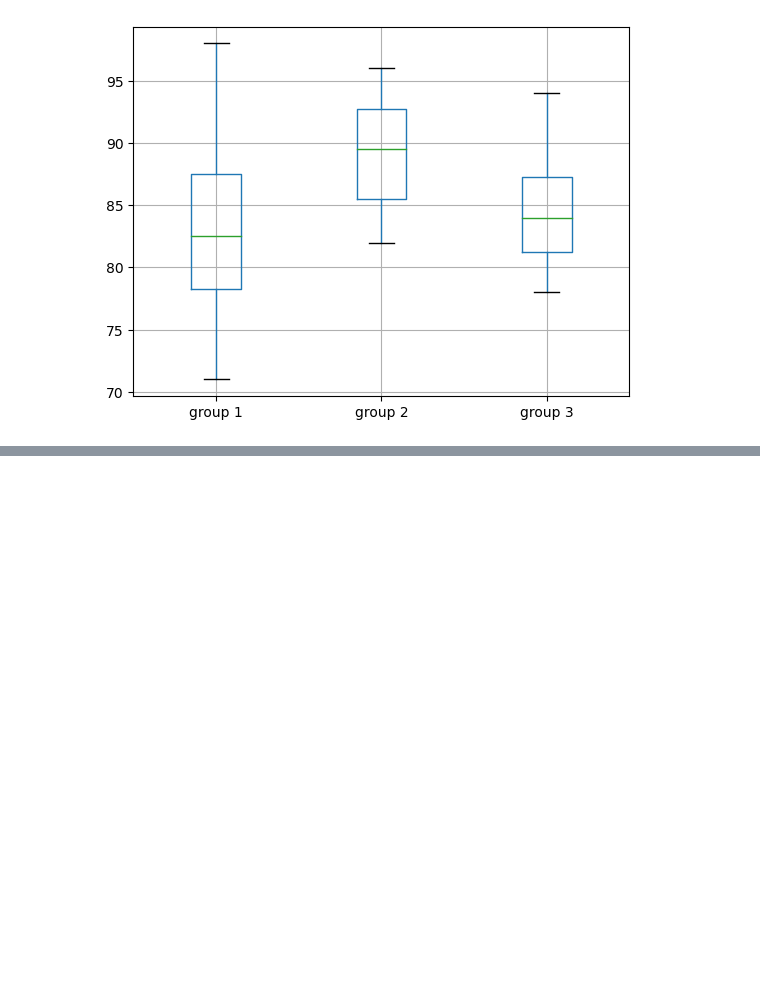
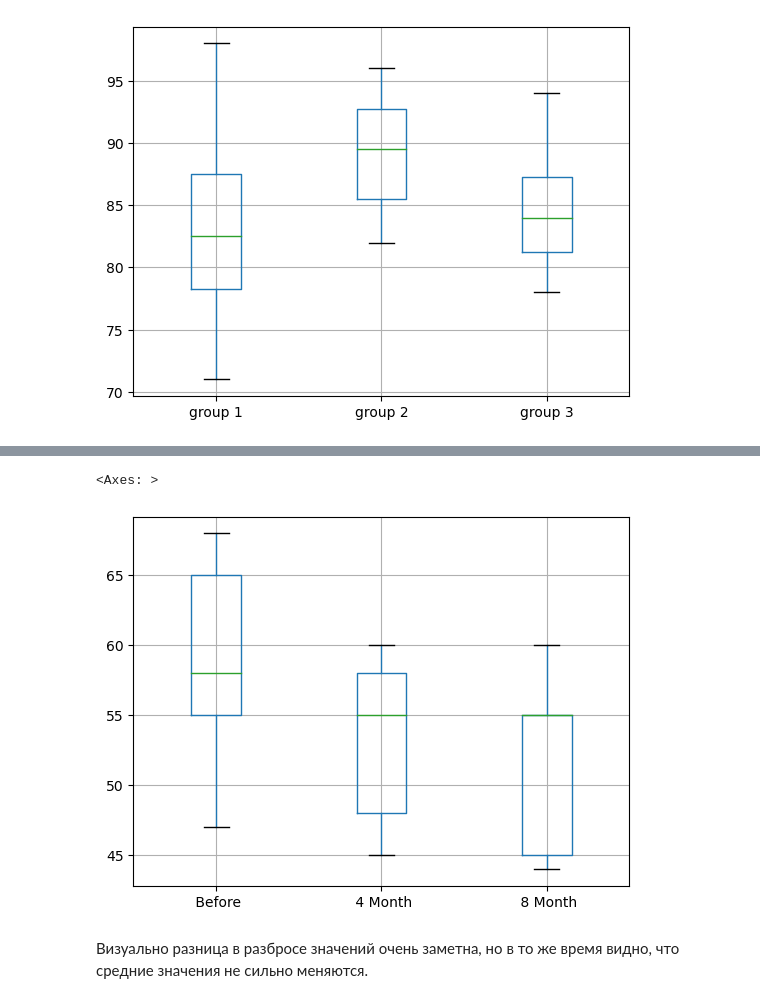
Before and after one commit to BurnBirdX7/statistics, a Jupyter notebook: src/Homework3.ipynb, the cells around one changed output, grey strips where cells are left out. Cells and saved outputs as stored; diff of their text form; code cells hidden in the pictures; blank space fills up the shorter version.

```diff
--- a/src/Homework3.ipynb
+++ b/src/Homework3.ipynb
@@ -77,0 +236,8 @@ data.boxplot()
+# %%
+office_data = pd.read_csv("Task3_data.csv").drop(columns="Subject")
+office_data.boxplot()
+# %% [output]
+<Axes: >
+[figure, added]
+# %% [markdown]
+Визуально разница в разбросе значений очень заметна, но в то же время видно, что средние значения не сильно меняются.
```
Also changed, not shown: parts of 28 cells of this notebook, 2 other files.
